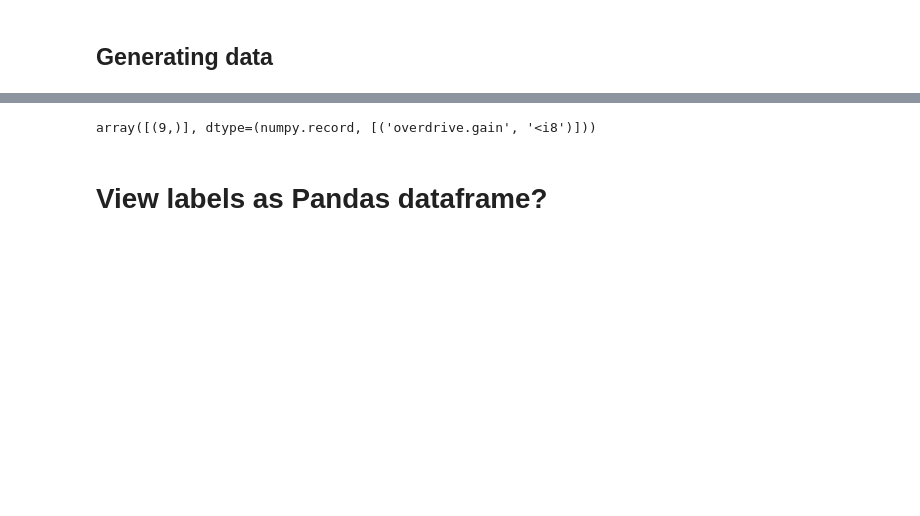
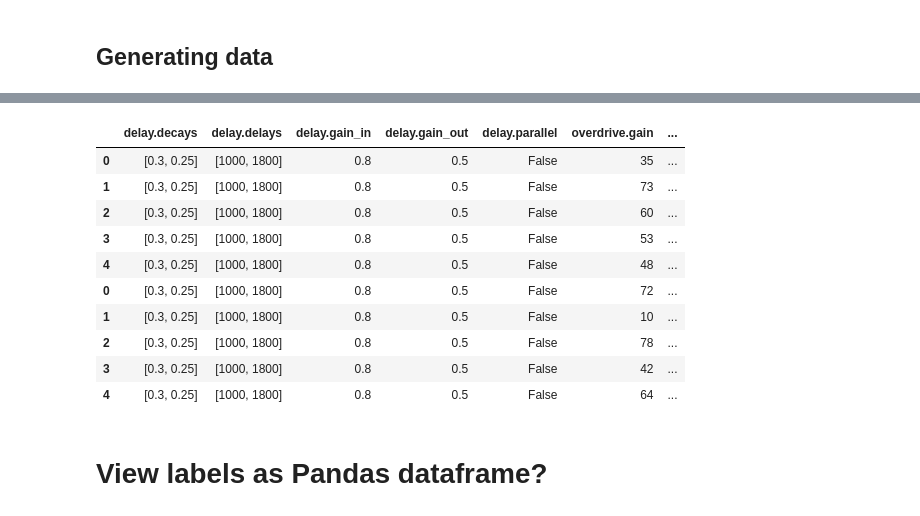
Before and after one commit to KrishNLP/soloact, a Jupyter notebook: main/augmentation.ipynb, the cells around one changed output, grey strips where cells are left out. Saved outputs shown, nothing was run; the diff lists cells and outputs as text; code cells hidden in the pictures; blank space fills up the shorter version.

Commit message:
augmentation 2

```diff
--- a/main/augmentation.ipynb
+++ b/main/augmentation.ipynb
@@ -21,10 +21,8 @@ from matplotlib.pyplot import specgram
 %matplotlib inline
 
 warnings.simplefilter('ignore') # ignore non-critical warnings
-
-# Data found here! Please sign up and download then add your path to downloads specified
 # https://www.idmt.fraunhofer.de/en/business_units/m2d/smt/guitar.html
-DOWNLOAD_PATH = '<your path>' + 'IDMT-SMT-GUITAR_V2/dataset1/'
+DOWNLOAD_PATH = '/Users/BhavishDaswani/Downloads/' + 'IDMT-SMT-GUITAR_V2/dataset1/'
 # %% [output]
 The autoreload extension is already loaded. To reload it, use:
   %reload_ext autoreload
@@ -394,8 +383,8 @@ print ('Filesets available {}'.format(list(data.keys())))
 pipeline_settings = {
     'effects' : effects,
     'exercise' : 'regression',
-    'batch_size': 50, # number of audio tracks taken
-    'augment_n' : 2 # number of augmentations per track
+    'batch_size': 2, # number of audio tracks taken
+    'augment_n' : 5 # number of augmentations per track
 }
 print ('Anticipated number of examples : {}'.format(
     pipeline_settings.get('batch_size') * pipeline_settings.get('augment_n')))
@@ -414,7 +403,17 @@ train_X.shape #
 # %%
-train_Y[0] # numpy record type
+train_Y # numpy record type
 # %% [output]
-array([(9,)], dtype=(numpy.record, [('overdrive.gain', '<i8')]))
+|  | delay.decays | delay.delays | delay.gain_in | delay.gain_out | delay.parallel | overdrive.gain | ... |
+| 0 | [0.3, 0.25] | [1000, 1800] | 0.8 | 0.5 | False | 35 | ... |
+| 1 | [0.3, 0.25] | [1000, 1800] | 0.8 | 0.5 | False | 73 | ... |
+| 2 | [0.3, 0.25] | [1000, 1800] | 0.8 | 0.5 | False | 60 | ... |
+| 3 | [0.3, 0.25] | [1000, 1800] | 0.8 | 0.5 | False | 53 | ... |
+| 4 | [0.3, 0.25] | [1000, 1800] | 0.8 | 0.5 | False | 48 | ... |
+| 0 | [0.3, 0.25] | [1000, 1800] | 0.8 | 0.5 | False | 72 | ... |
+| 1 | [0.3, 0.25] | [1000, 1800] | 0.8 | 0.5 | False | 10 | ... |
+| 2 | [0.3, 0.25] | [1000, 1800] | 0.8 | 0.5 | False | 78 | ... |
+| 3 | [0.3, 0.25] | [1000, 1800] | 0.8 | 0.5 | False | 42 | ... |
+| 4 | [0.3, 0.25] | [1000, 1800] | 0.8 | 0.5 | False | 64 | ... |
 # %% [markdown]
 # View labels as Pandas dataframe?
 # %%
```
Also changed, not shown: parts of 13 cells of this notebook.
